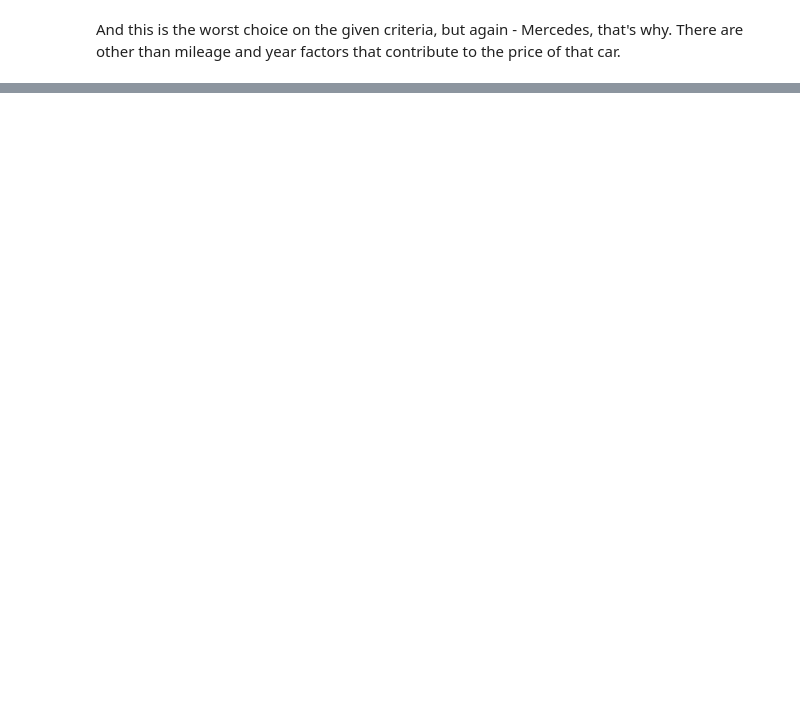
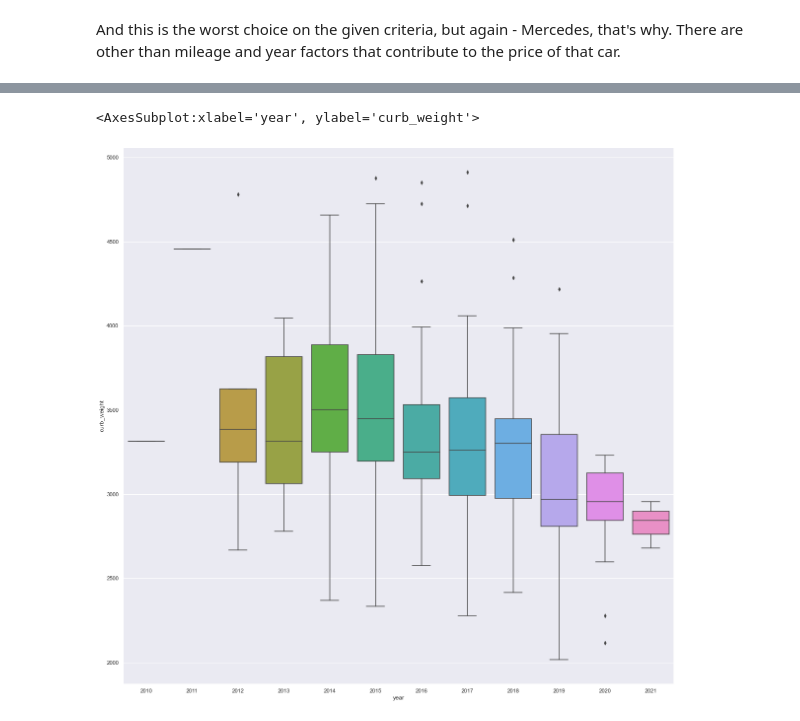
Before and after one commit to KilovoIt/Data-Science, a Jupyter notebook: Carvana Project/carvana_eda.ipynb, the cells around one changed output, grey strips where cells are left out. Drawn from its saved outputs; the diff is of its cells as text; code cells hidden in the pictures; blank space fills up the shorter version.

```diff
--- a/Carvana Project/carvana_eda.ipynb
+++ b/Carvana Project/carvana_eda.ipynb
@@ -624,0 +754,2 @@ And this is the worst choice on the given criteria, but again - Mercedes, that's
+# %%
+carvana = carvana[carvana.curb_weight != 0]
@@ -641,0 +815,5 @@ carvana.groupby(['year']).agg('mean').sort_values(by=['curb_weight'], ascending=
+# %%
+sns.boxplot(data=carvana, x='year', y='curb_weight')
+# %% [output]
+<AxesSubplot:xlabel='year', ylabel='curb_weight'>
+[figure, added]
```
Also changed, not shown: parts of 36 cells of this notebook.
